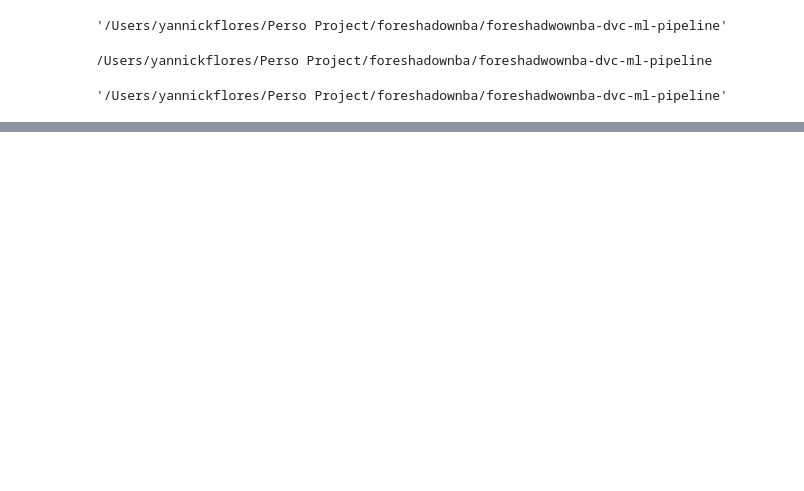
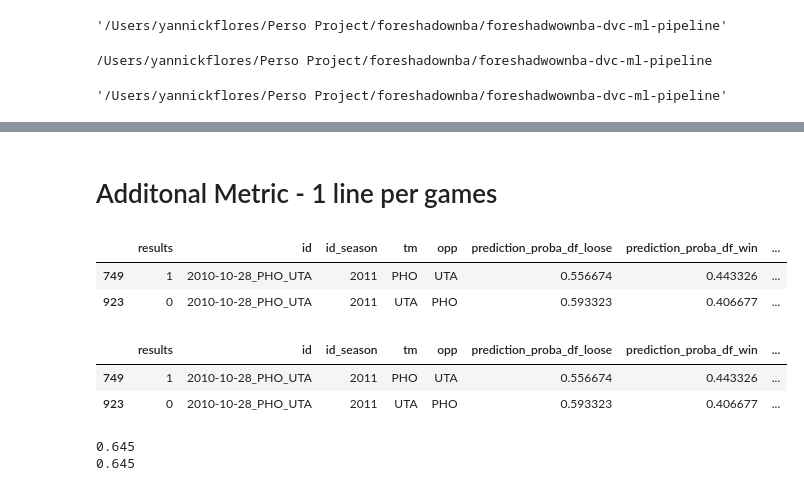
Before and after one commit to yannick-yf/foreshadwownba-dvc-ml-pipeline, a Jupyter notebook: notebooks/test_dev.ipynb, the cells around one changed output, grey strips where cells are left out. Saved outputs shown, nothing was run; the diff lists cells and outputs as text; code cells hidden in the pictures; blank space fills up the shorter version.

Commit message:
Metric with 1line per game added

```diff
--- a/notebooks/test_dev.ipynb
+++ b/notebooks/test_dev.ipynb
@@ -94,0 +95,75 @@ df_joined[df_joined['id']=='2010-10-29_ATL_PHI']
+# %% [markdown]
+# Additonal Metric - 1 line per games
+# %%
+df = pd.read_csv("models/test_df_w_pred.csv")
+# %%
+df = df.rename(columns={
+    "prediction_proba_df_0": "prediction_proba_df_loose",
+    "prediction_proba_df_1": "prediction_proba_df_win"})
+# %%
+def rename_opponent_columns(training_df: pd.DataFrame) -> pd.DataFrame:
+    """
+    """
+    training_df.columns = training_df.columns.str.replace('_y', '_opp')
+    training_df.columns = training_df.columns.str.replace('_x', '')
+
+    return training_df
+# %%
+opponent_features = ['id', 'tm' ,'opp', 'prediction_proba_df_loose', 'prediction_proba_df_win']
+
+df_opp = df[opponent_features]
+
+df = pd.merge(
+    df,
+    df_opp,
+    how='left',
+    left_on=['id', 'tm' ,'opp'],
+    right_on=['id', 'opp', 'tm']
+    )
+
+df = rename_opponent_columns(df)
+
+df[df['id']=='2010-10-28_PHO_UTA'].head()
+# %% [output]
+|  | results | id | id_season | tm | opp | prediction_proba_df_loose | prediction_proba_df_win | ... |
+| 749 | 1 | 2010-10-28_PHO_UTA | 2011 | PHO | UTA | 0.556674 | 0.443326 | ... |
+| 923 | 0 | 2010-10-28_PHO_UTA | 2011 | UTA | PHO | 0.593323 | 0.406677 | ... |
+# %%
+# new prediction from the prediction_proba_df_win vs prediction_proba_df_win_opp
+import numpy as np
+
+df['pred_results_1_line_game'] = np.where(
+    df['prediction_proba_df_win'] > df['prediction_proba_df_win_opp'],
+    1,
+    0)
+
+df[df['id']=='2010-10-28_PHO_UTA'].head()
+# %% [output]
+|  | results | id | id_season | tm | opp | prediction_proba_df_loose | prediction_proba_df_win | ... |
+| 749 | 1 | 2010-10-28_PHO_UTA | 2011 | PHO | UTA | 0.556674 | 0.443326 | ... |
+| 923 | 0 | 2010-10-28_PHO_UTA | 2011 | UTA | PHO | 0.593323 | 0.406677 | ... |
+# %%
+from sklearn.metrics import (
+    make_scorer,
+    confusion_matrix,
+    classification_report,
+    precision_score,
+    f1_score,
+    accuracy_score,
+    recall_score,
+    roc_curve,
+    auc)
+
+df = df.drop_duplicates(subset=['id'], keep='first')
+
+evaluation_one_line_per_game_precision = round(precision_score(df['results'], df['pred_results_1_line_game']),3)
+evaluation_one_line_per_game_precision = round(accuracy_score(df['results'], df['pred_results_1_line_game']),3)
+
+print(evaluation_precision)
+print(evaluation_accuracy)
+
+# 0.645
+# 0.645
+# %% [output]
+0.645
+0.645
```
Also changed, not shown: parts of 7 cells of this notebook, 10 other files.
